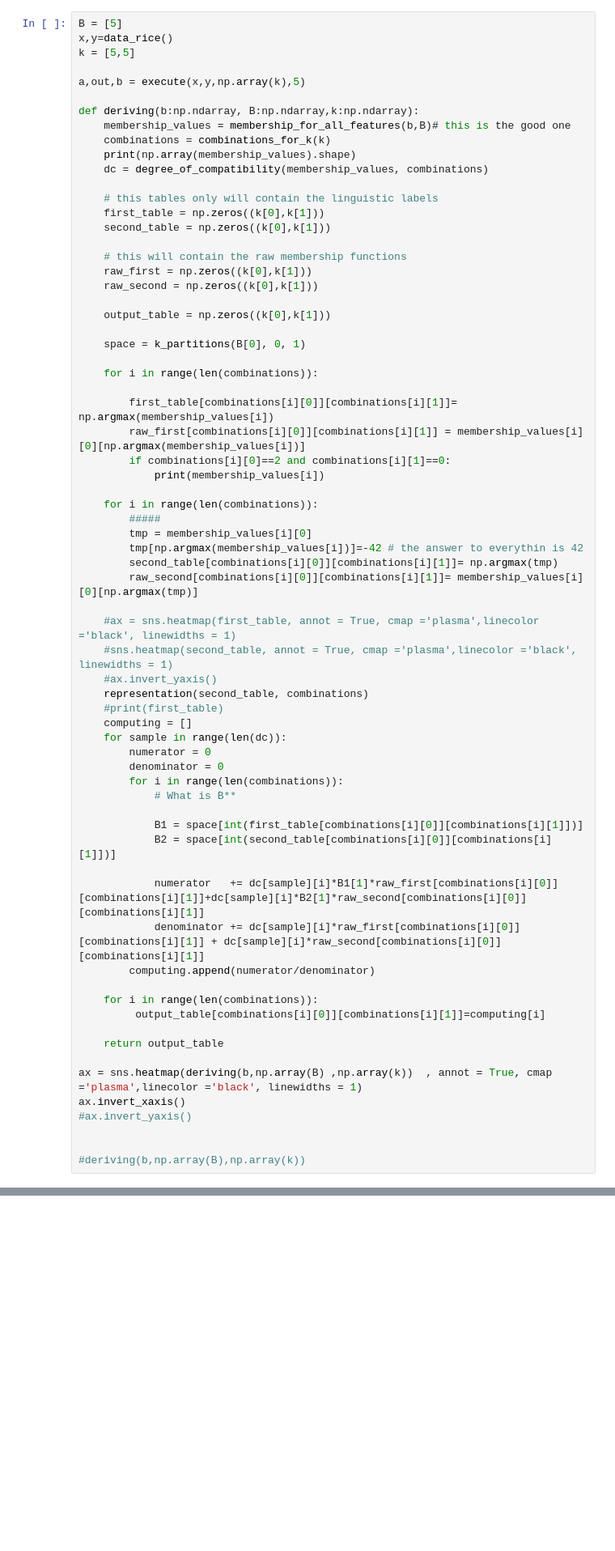
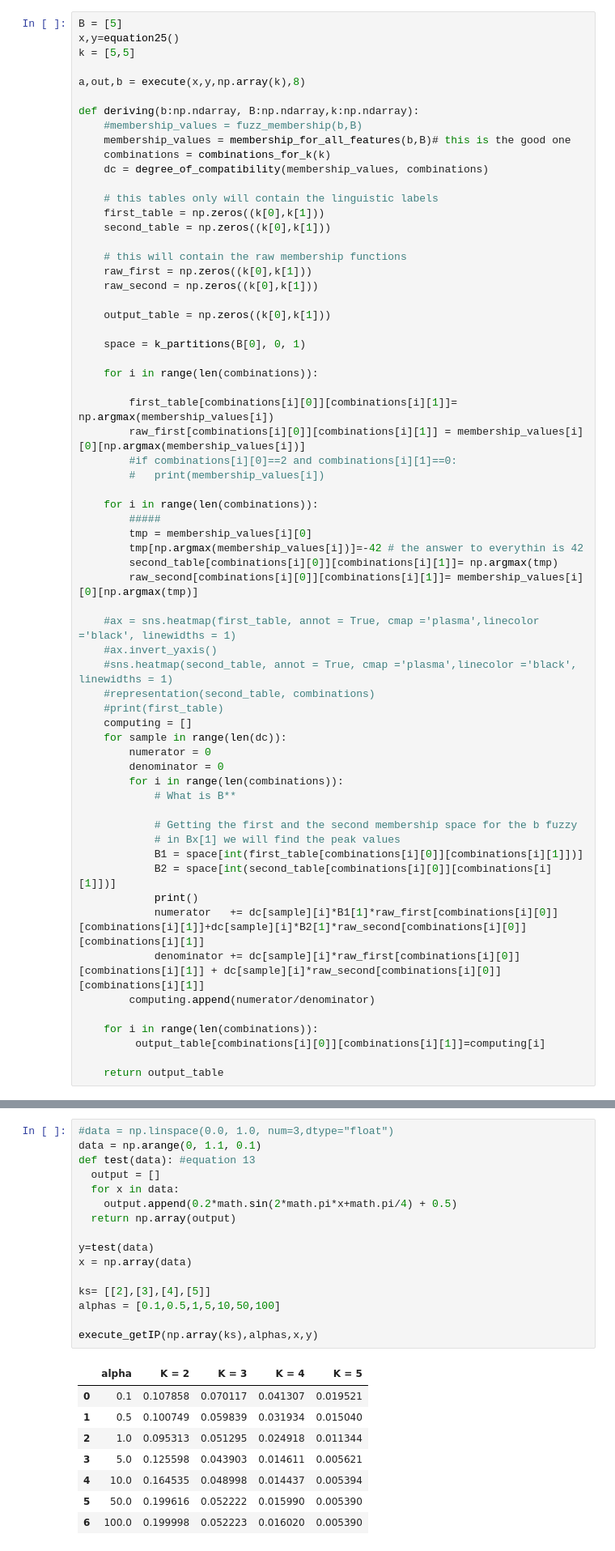
Before and after one commit to martigelabert/fuzzy-socks, a Jupyter notebook: Fuzzy_socks.ipynb, the cells around one changed output, grey strips where cells are left out. Shown at 81% size. Saved outputs shown, nothing was run; the diff lists cells and outputs as text; blank space fills up the shorter version.

```diff
--- a/Fuzzy_socks.ipynb
+++ b/Fuzzy_socks.ipynb
@@ -381,15 +395,15 @@ def representation(table, combinations):
         print("x1 = ",t[c[0]], " x2 = ",t[c[1]]," === ", t[int(table[c[0]][c[1]])])
 # %%
 B = [5]
-x,y=data_rice()
+x,y=equation25()
 k = [5,5]
 
-a,out,b = execute(x,y,np.array(k),5)
+a,out,b = execute(x,y,np.array(k),8)
 
 def deriving(b:np.ndarray, B:np.ndarray,k:np.ndarray):
+    #membership_values = fuzz_membership(b,B)
     membership_values = membership_for_all_features(b,B)# this is the good one
     combinations = combinations_for_k(k)
-    print(np.array(membership_values).shape)
     dc = degree_of_compatibility(membership_values, combinations)
 
     # this tables only will contain the linguistic labels
@@ -408,8 +422,8 @@ def deriving(b:np.ndarray, B:np.ndarray,k:np.ndarray):
 
         first_table[combinations[i][0]][combinations[i][1]]= np.argmax(membership_values[i])
         raw_first[combinations[i][0]][combinations[i][1]] = membership_values[i][0][np.argmax(membership_values[i])]
-        if combinations[i][0]==2 and combinations[i][1]==0:
-            print(membership_values[i])
+        #if combinations[i][0]==2 and combinations[i][1]==0:
+        #   print(membership_values[i])
 
     for i in range(len(combinations)):
         #####
@@ -419,9 +433,9 @@ def deriving(b:np.ndarray, B:np.ndarray,k:np.ndarray):
         raw_second[combinations[i][0]][combinations[i][1]]= membership_values[i][0][np.argmax(tmp)]
 
     #ax = sns.heatmap(first_table, annot = True, cmap ='plasma',linecolor ='black', linewidths = 1)
+    #ax.invert_yaxis()
     #sns.heatmap(second_table, annot = True, cmap ='plasma',linecolor ='black', linewidths = 1)
-    #ax.invert_yaxis()
-    representation(second_table, combinations)
+    #representation(second_table, combinations)
     #print(first_table)
     computing = []
     for sample in range(len(dc)):
@@ -430,9 +444,11 @@ def deriving(b:np.ndarray, B:np.ndarray,k:np.ndarray):
         for i in range(len(combinations)):
             # What is B**
 
+            # Getting the first and the second membership space for the b fuzzy
+            # in Bx[1] we will find the peak values
             B1 = space[int(first_table[combinations[i][0]][combinations[i][1]])]
             B2 = space[int(second_table[combinations[i][0]][combinations[i][1]])]
-
+            print()
             numerator   += dc[sample][i]*B1[1]*raw_first[combinations[i][0]][combinations[i][1]]+dc[sample][i]*B2[1]*raw_second[combinations[i][0]][combinations[i][1]]
             denominator += dc[sample][i]*raw_first[combinations[i][0]][combinations[i][1]] + dc[sample][i]*raw_second[combinations[i][0]][combinations[i][1]]
         computing.append(numerator/denominator)
@@ -441,10 +457,3 @@ def deriving(b:np.ndarray, B:np.ndarray,k:np.ndarray):
          output_table[combinations[i][0]][combinations[i][1]]=computing[i]
 
     return output_table
-
-ax = sns.heatmap(deriving(b,np.array(B) ,np.array(k))  , annot = True, cmap ='plasma',linecolor ='black', linewidths = 1)
-ax.invert_xaxis()
-#ax.invert_yaxis()
-
-
-#deriving(b,np.array(B),np.array(k))
@@ -469,0 +476,25 @@ x1 =  L  x2 =  L  ===  MS
+# %%
+#data = np.linspace(0.0, 1.0, num=3,dtype="float")
+data = np.arange(0, 1.1, 0.1)
+def test(data): #equation 13
+  output = []
+  for x in data:
+    output.append(0.2*math.sin(2*math.pi*x+math.pi/4) + 0.5)
+  return np.array(output)
+
+y=test(data)
+x = np.array(data)
+
+ks= [[2],[3],[4],[5]]
+alphas = [0.1,0.5,1,5,10,50,100]
+
+execute_getIP(np.array(ks),alphas,x,y)
+# %% [output]
+|  | alpha | K = 2 | K = 3 | K = 4 | K = 5 |
+| 0 | 0.1 | 0.107858 | 0.070117 | 0.041307 | 0.019521 |
+| 1 | 0.5 | 0.100749 | 0.059839 | 0.031934 | 0.015040 |
+| 2 | 1.0 | 0.095313 | 0.051295 | 0.024918 | 0.011344 |
+| 3 | 5.0 | 0.125598 | 0.043903 | 0.014611 | 0.005621 |
+| 4 | 10.0 | 0.164535 | 0.048998 | 0.014437 | 0.005394 |
+| 5 | 50.0 | 0.199616 | 0.052222 | 0.015990 | 0.005390 |
+| 6 | 100.0 | 0.199998 | 0.052223 | 0.016020 | 0.005390 |
```
Also changed, not shown: parts of 7 cells of this notebook.
